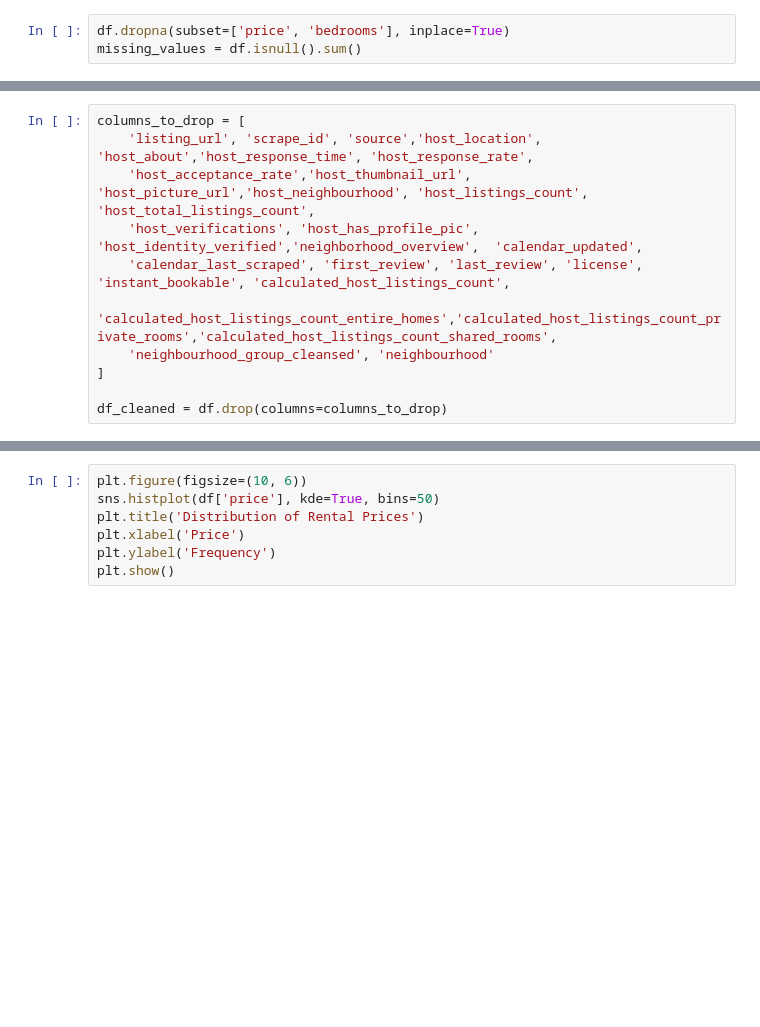
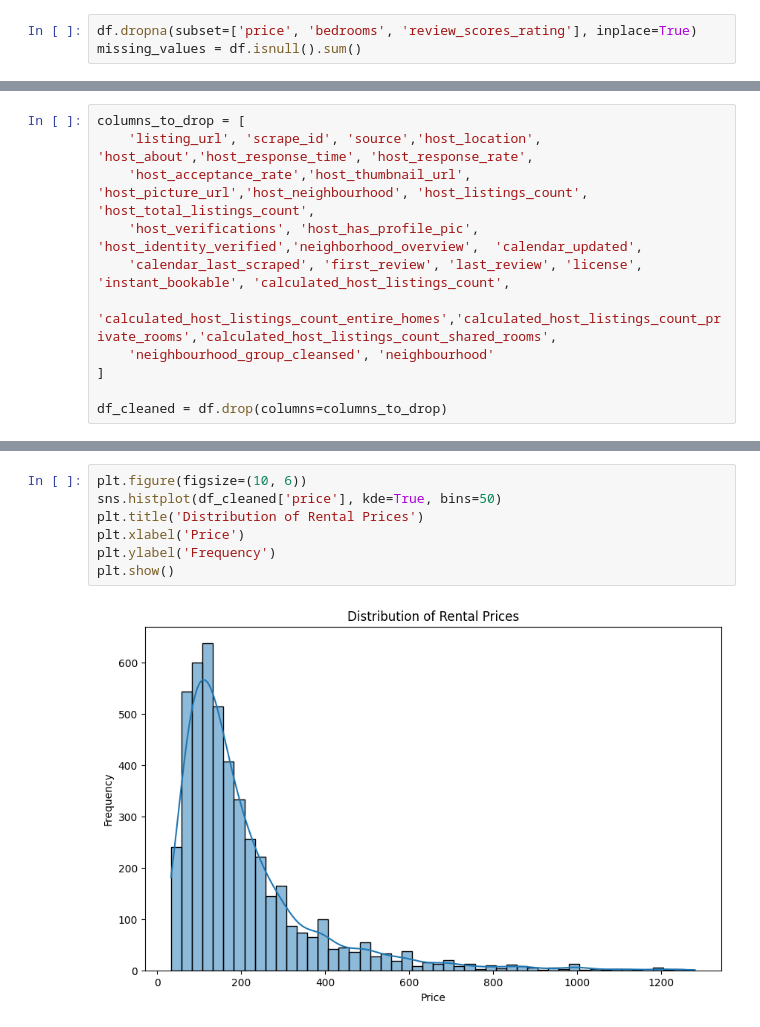
Before and after one commit to antranakhasi/SF-Airbnb-market-analysis, a Jupyter notebook: sf-airbnb-market.ipynb, the cells around one changed output, grey strips where cells are left out. Cells and saved outputs as stored; diff of their text form; blank space fills up the shorter version.

```diff
--- a/sf-airbnb-market.ipynb
+++ b/sf-airbnb-market.ipynb
@@ -18,5 +21,5 @@ print("Missing values before handling:\n", missing_values)
 # %%
-df.dropna(subset=['price', 'bedrooms'], inplace=True)
+df.dropna(subset=['price', 'bedrooms', 'review_scores_rating'], inplace=True)
 missing_values = df.isnull().sum()
 # %%
 def extract_bathrooms(bathrooms_text):
@@ -63,9 +74,11 @@ df_cleaned.head(50)
 # %%
 plt.figure(figsize=(10, 6))
-sns.histplot(df['price'], kde=True, bins=50)
+sns.histplot(df_cleaned['price'], kde=True, bins=50)
 plt.title('Distribution of Rental Prices')
 plt.xlabel('Price')
 plt.ylabel('Frequency')
 plt.show()
+# %% [output]
+[figure, added]
 # %%
 plt.figure(figsize=(10, 6))
```
Also changed, not shown: parts of 13 cells of this notebook.
